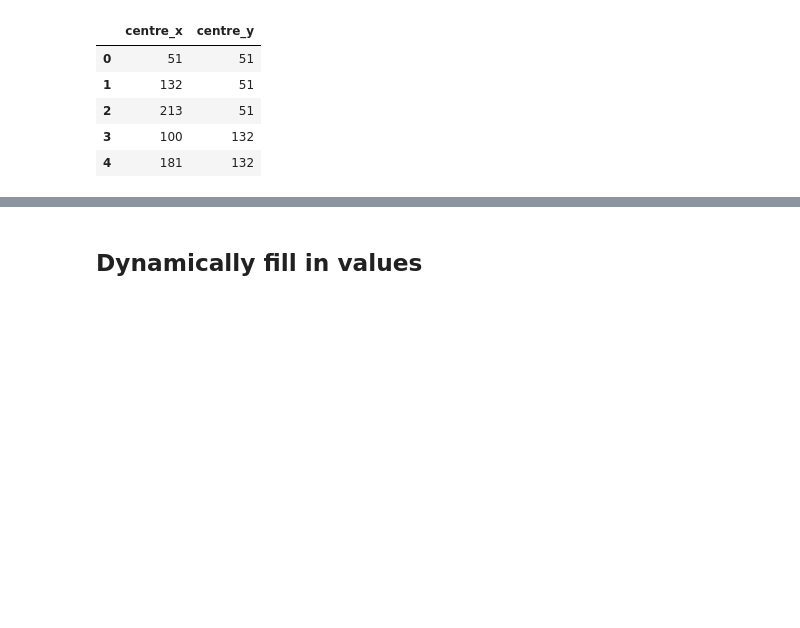
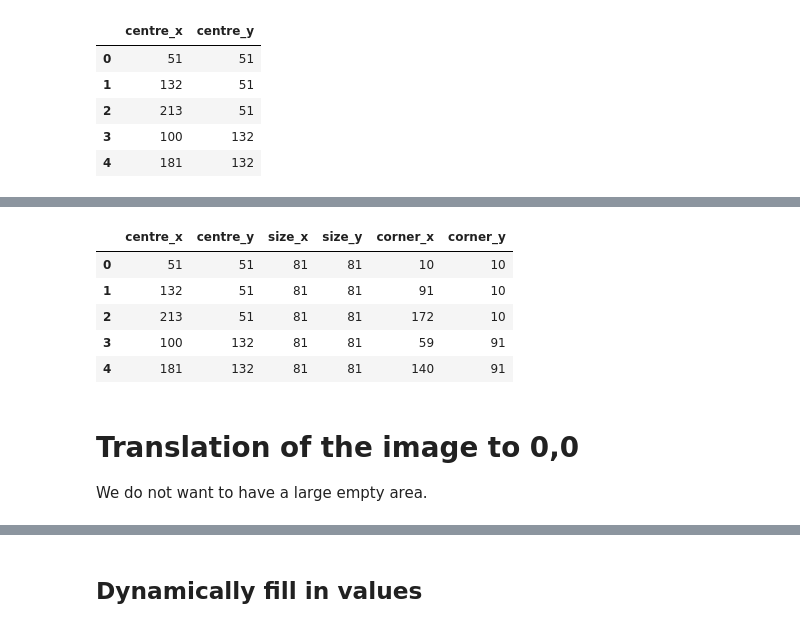
Before and after one commit to CamachoDejay/teaching-bioimage-analysis-python, a Jupyter notebook: short_examples/zarr-from-tiles/zarr-minimal-example-tiles.ipynb, the cells around one changed output, grey strips where cells are left out. Saved outputs shown, nothing was run; the diff lists cells and outputs as text; code cells hidden in the pictures; blank space fills up the shorter version.

```diff
--- a/short_examples/zarr-from-tiles/zarr-minimal-example-tiles.ipynb
+++ b/short_examples/zarr-from-tiles/zarr-minimal-example-tiles.ipynb
@@ -44,0 +23,11 @@ This means the full area is 254, 173 pixels
+# %%
+n_tiles = len(df.index)
+print(f"there are {n_tiles} tiles in the csv file")
+
+# reading first tile to get size, in this case we assume that the size is homogeneous
+tile_idx = 0
+tile_0 = skio.imread(f"./data/t0{tile_idx+1}.tif", plugin="tifffile")
+
+tile_shape = tile_0.shape
+tile_type = tile_0.dtype
+print(f"in this example each tile is {tile_shape[0]}x{tile_shape[1]} pixels")
@@ -44,0 +52,19 @@ This means the full area is 254, 173 pixels
+# %%
+def simple_shift(val, shift):
+    # simple helper function
+    return val-shift
+
+df['corner_x'] = df.apply(lambda x: int(x['centre_x']- x['size_x']/2), axis=1)
+df['corner_y'] = df.apply(lambda x: int(x['centre_y']- x['size_y']/2), axis=1)
+
+df
+# %% [output]
+|  | centre_x | centre_y | size_x | size_y | corner_x | corner_y |
+| 0 | 51 | 51 | 81 | 81 | 10 | 10 |
+| 1 | 132 | 51 | 81 | 81 | 91 | 10 |
+| 2 | 213 | 51 | 81 | 81 | 172 | 10 |
+| 3 | 100 | 132 | 81 | 81 | 59 | 91 |
+| 4 | 181 | 132 | 81 | 81 | 140 | 91 |
+# %% [markdown]
+# Translation of the image to 0,0
+We do not want to have a large empty area.
```
Also changed, not shown: parts of 30 cells of this notebook.
